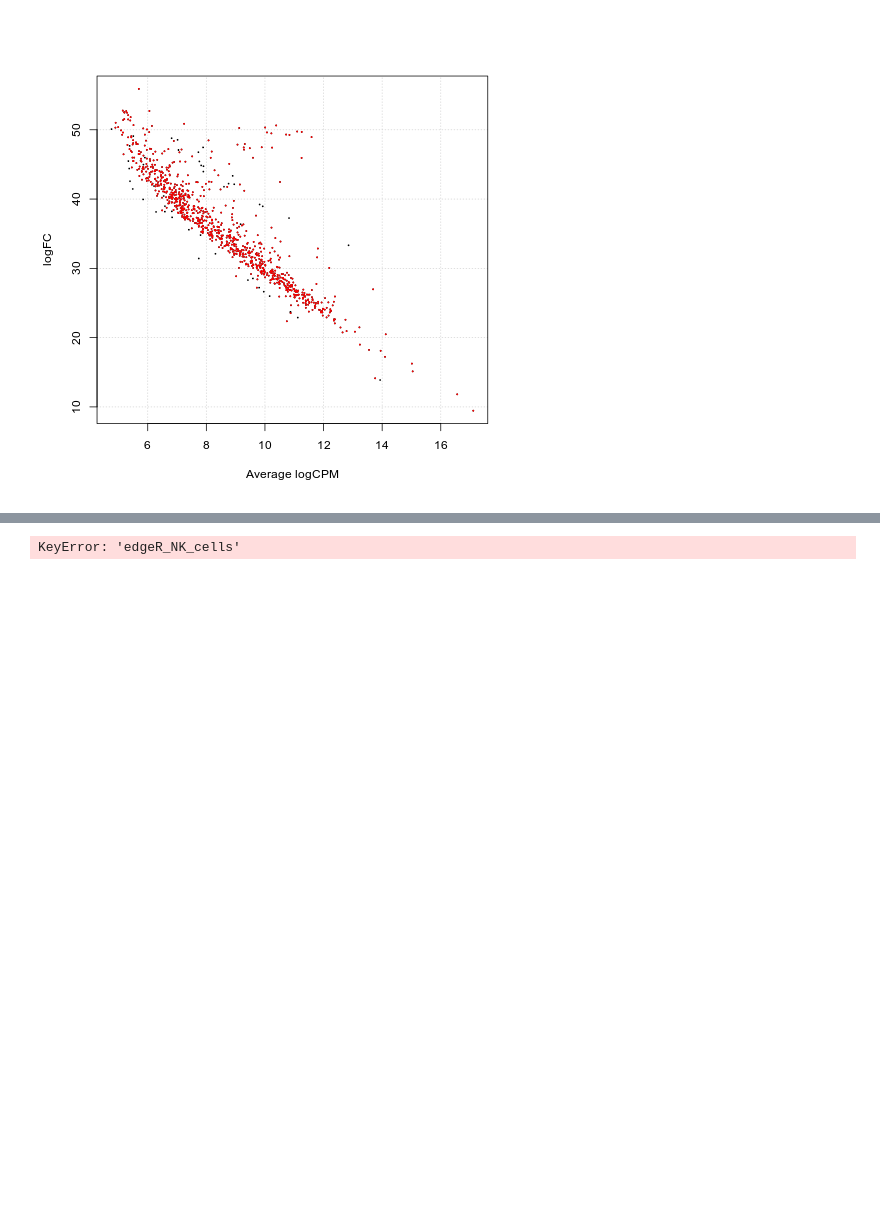
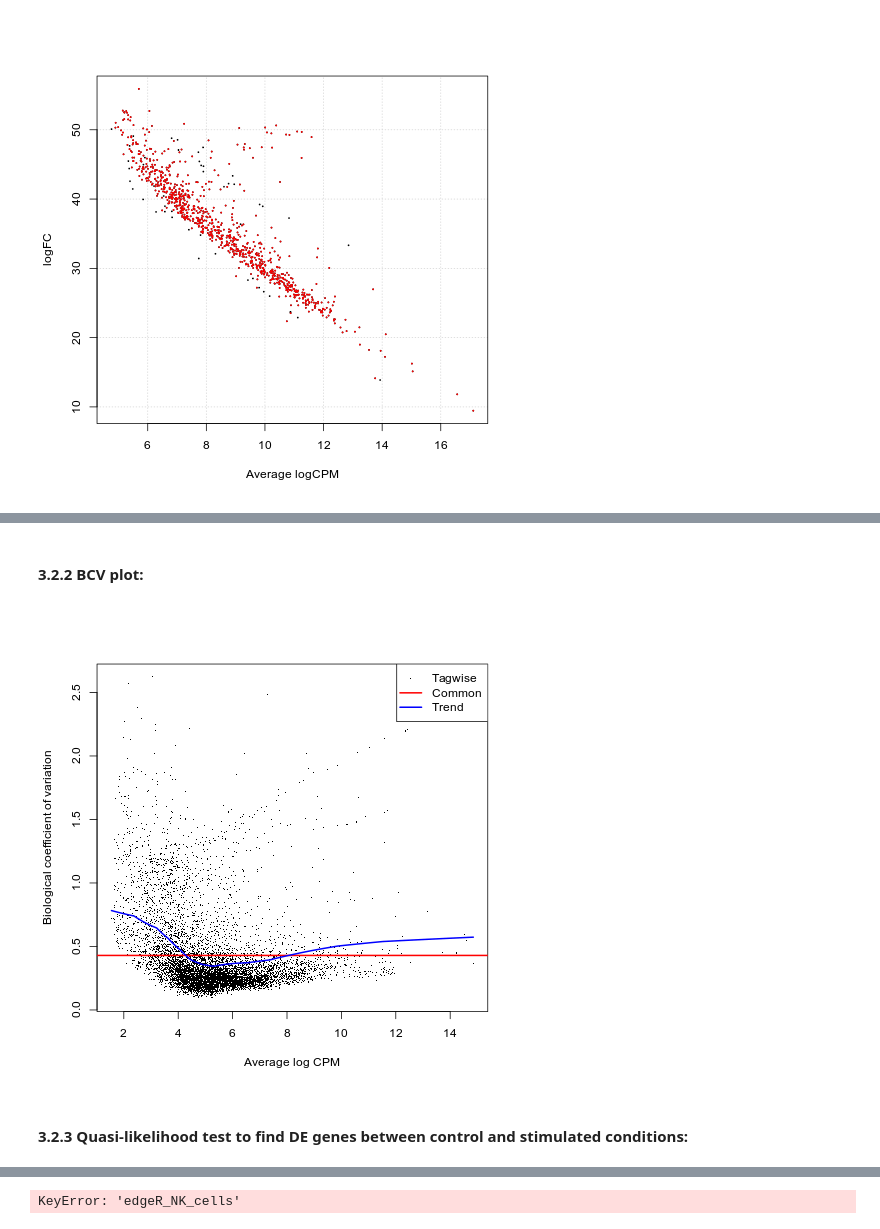
Before and after one commit to lueckenlab/masterpraktikum_fibrosis_atlas, a Jupyter notebook: notebooks/differential_gene_expression_analysis/DiffEx_edgeR_py.ipynb, the cells around one changed output, grey strips where cells are left out. Saved outputs shown, nothing was run; the diff lists cells and outputs as text; code cells hidden in the pictures; blank space fills up the shorter version.

```diff
--- a/notebooks/differential_gene_expression_analysis/DiffEx_edgeR_py.ipynb
+++ b/notebooks/differential_gene_expression_analysis/DiffEx_edgeR_py.ipynb
@@ -200,0 +274,9 @@ plotSmear(qlf_Neutrophils, de.tags = rownames(tt_Neutrophils)[which(tt_Neutrophi
+# %% [markdown]
+#### 3.2.2 BCV plot:
+# %%
+%%R
+plotBCV(y_AlvMacrophages)
+# %% [output]
+[figure, added]
+# %% [markdown]
+#### 3.2.3 Quasi-likelihood test to find DE genes between control and stimulated conditions:
```
Also changed, not shown: parts of 24 cells of this notebook.
